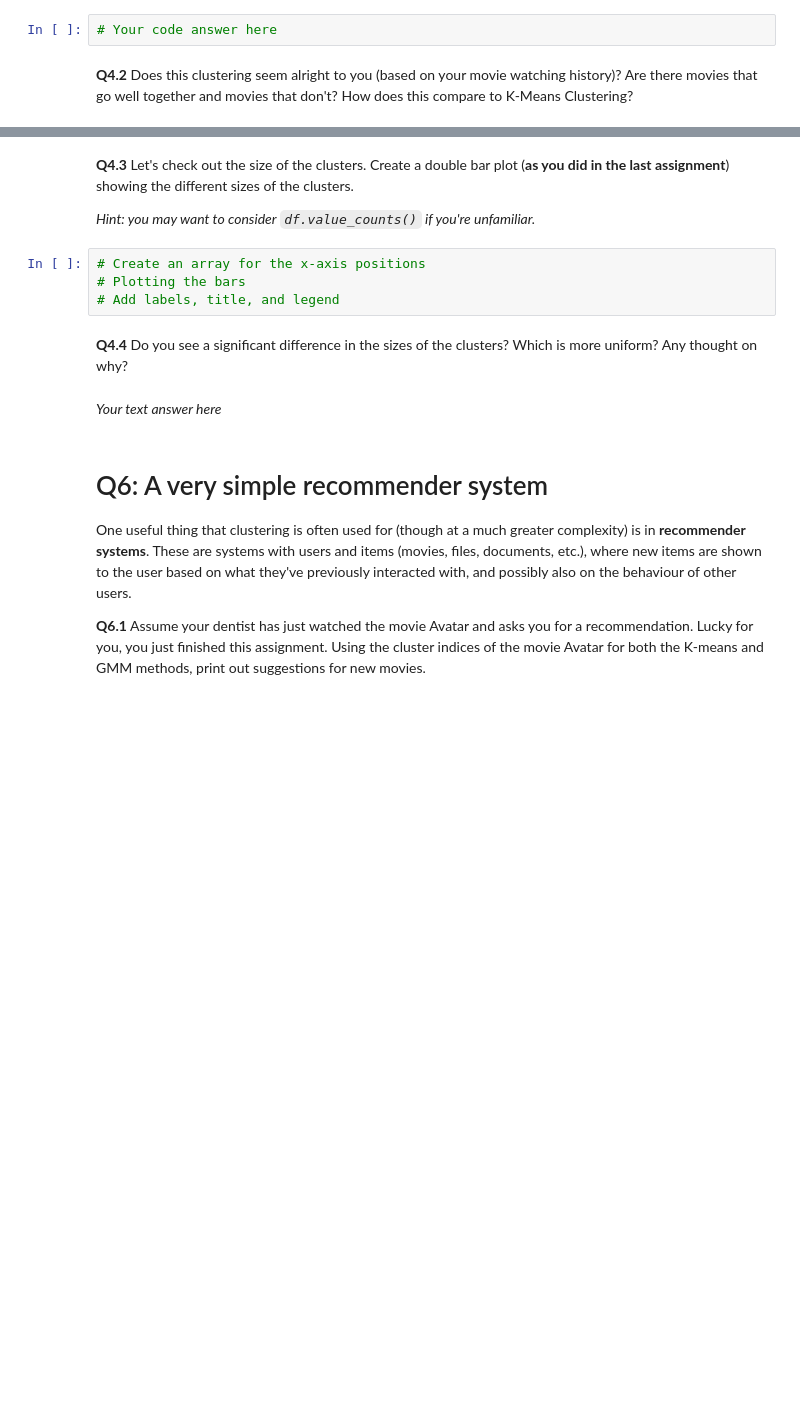
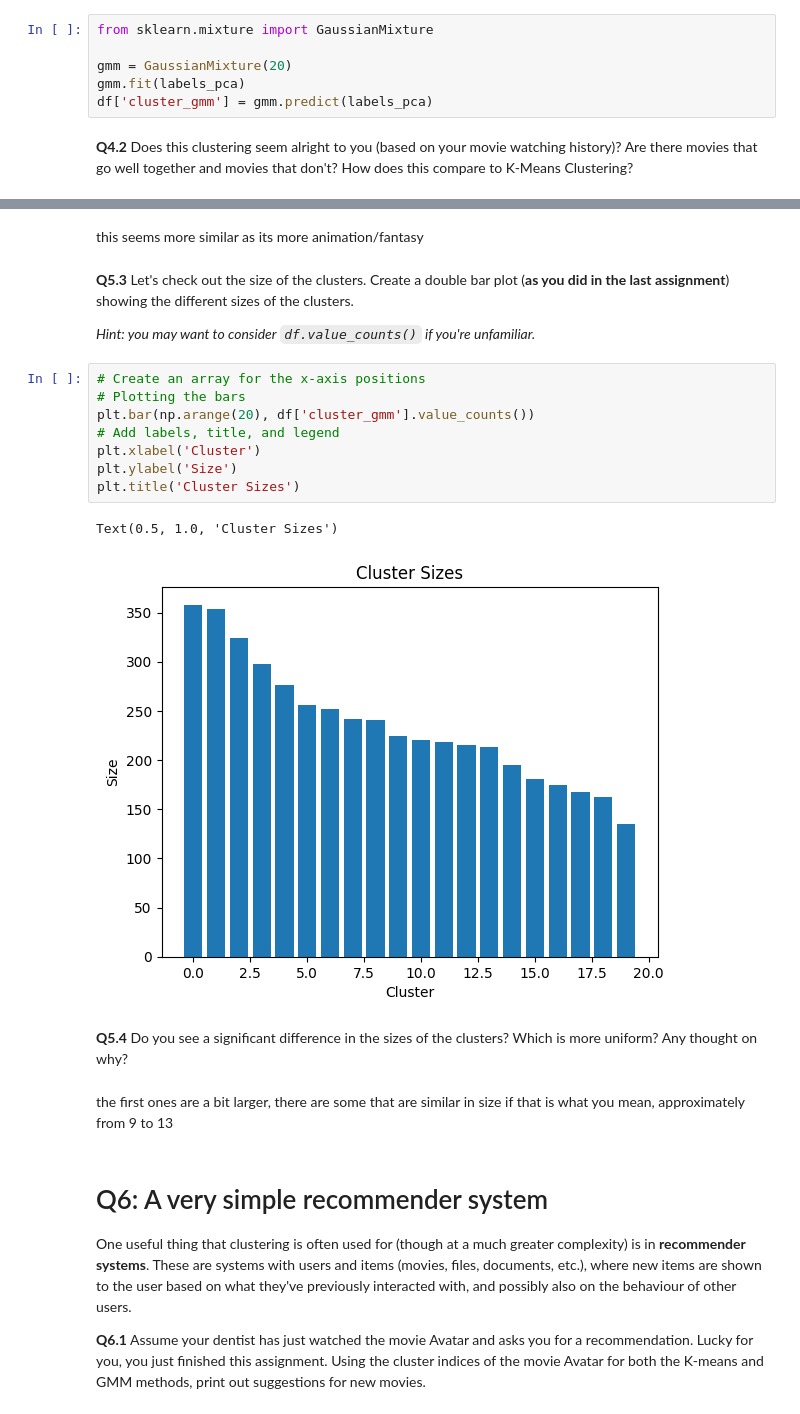
Before and after one commit to MathematicalInvestor/TMDL2024, a Jupyter notebook: Assignment 3 - Empty.ipynb, the cells around one changed output, grey strips where cells are left out. Saved outputs shown, nothing was run; the diff lists cells and outputs as text; blank space fills up the shorter version.

```diff
--- a/Assignment 3 - Empty.ipynb
+++ b/Assignment 3 - Empty.ipynb
@@ -391,6 +416,10 @@ df["cluster_kmeans"] = ... # set predictions
 
 **Q5.1** As with the K-means above, cluster the movies based on the features that were extracted via PCA in a previous step. Set $K=20$. Add the predicted cluster into the dataframe as a new column called `cluster_gmm`. Print out the elements of a single cluster of your choice from the dataframe.
 # %%
-# Your code answer here
+from sklearn.mixture import GaussianMixture
+
+gmm = GaussianMixture(20)
+gmm.fit(labels_pca)
+df['cluster_gmm'] = gmm.predict(labels_pca)
 # %% [markdown]
 **Q4.2** Does this clustering seem alright to you (based on your movie watching history)? Are there movies that go well together and movies that don't? How does this compare to K-Means Clustering?
@@ -399,15 +441,24 @@ df["cluster_kmeans"] = ... # set predictions
+# %% [markdown]
+this seems more similar as its more animation/fantasy
 # %% [markdown]
-**Q4.3** Let's check out the size of the clusters. Create a double bar plot (**as you did in the last assignment**) showing the different sizes of the clusters.
+**Q5.3** Let's check out the size of the clusters. Create a double bar plot (**as you did in the last assignment**) showing the different sizes of the clusters.
 
 *Hint: you may want to consider `df.value_counts()` if you're unfamiliar.*
 # %%
 # Create an array for the x-axis positions
 # Plotting the bars
+plt.bar(np.arange(20), df['cluster_gmm'].value_counts())
 # Add labels, title, and legend
+plt.xlabel('Cluster')
+plt.ylabel('Size')
+plt.title('Cluster Sizes')
+# %% [output]
+Text(0.5, 1.0, 'Cluster Sizes')
+[figure, added]
 # %% [markdown]
-**Q4.4** Do you see a significant difference in the sizes of the clusters? Which is more uniform? Any thought on why?
+**Q5.4** Do you see a significant difference in the sizes of the clusters? Which is more uniform? Any thought on why?
 # %% [markdown]
-*Your text answer here*
+the first ones are a bit larger, there are some that are similar in size if that is what you mean, approximately from 9 to 13
 # %% [markdown]
 # Q6: A very simple recommender system
 
```
Also changed, not shown: parts of 21 cells of this notebook.
